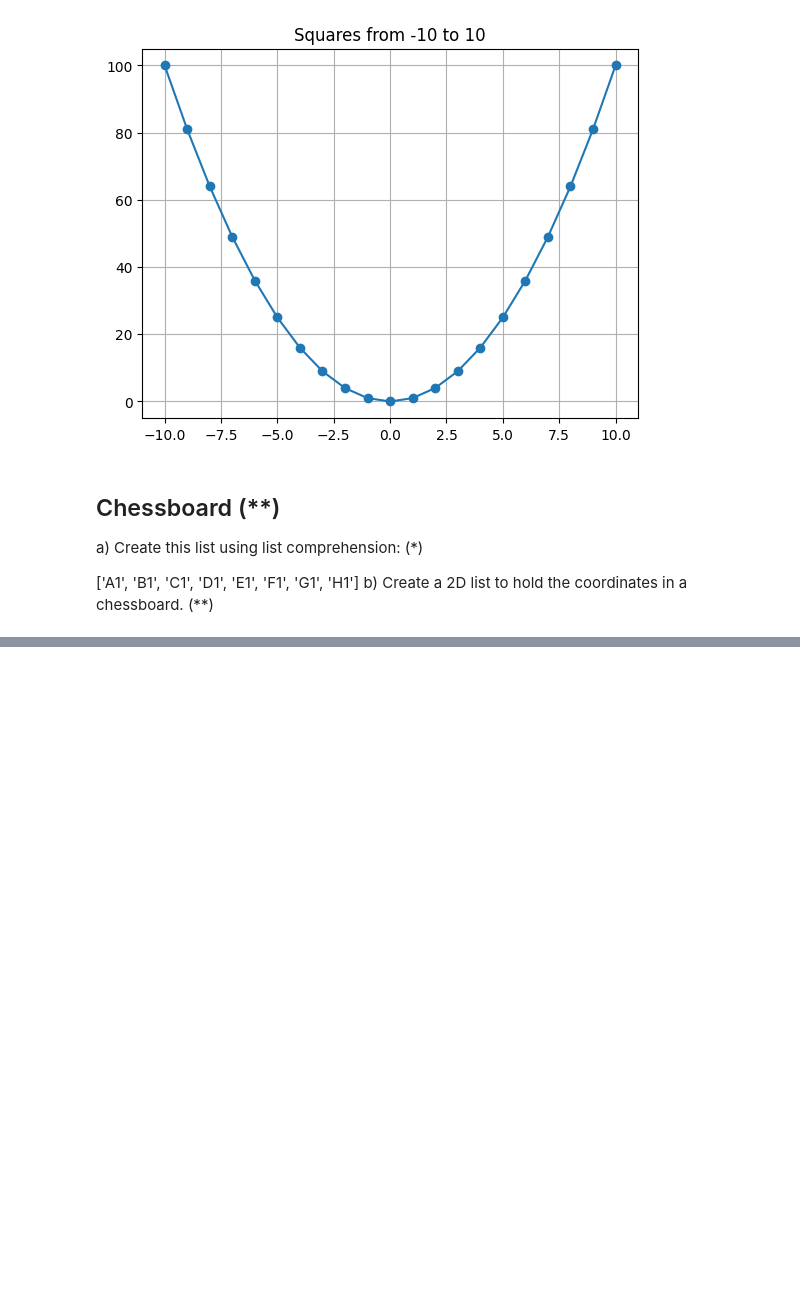
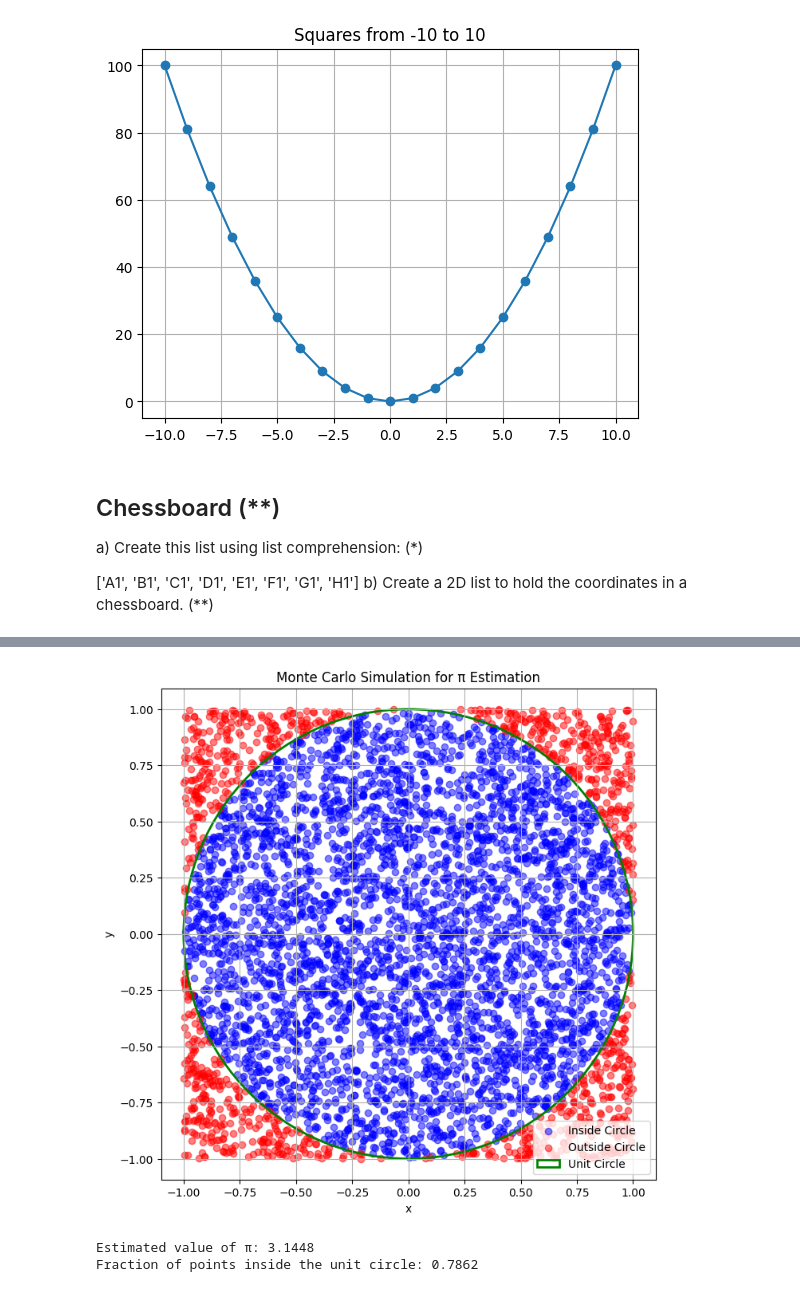
Before and after one commit to Lyceriuss/Python-Henrik-Pedersen-OPA2023, a Jupyter notebook: Exercise/Python/0.04_list.ipynb, the cells around one changed output, grey strips where cells are left out. Cells and saved outputs as stored; diff of their text form; code cells hidden in the pictures; blank space fills up the shorter version.

```diff
--- a/Exercise/Python/0.04_list.ipynb
+++ b/Exercise/Python/0.04_list.ipynb
@@ -84,0 +143,11 @@ print(chessboard)
+# %%
+import numpy as np
+import matplotlib.pyplot as plt
+
+num_points = 5000
+
+x_cords = np.random.uniform(-1, 1, num_points)
+# %% [output]
+[figure, added]
+Estimated value of π: 3.1448
+Fraction of points inside the unit circle: 0.7862
```
Also changed, not shown: parts of 4 cells of this notebook.
